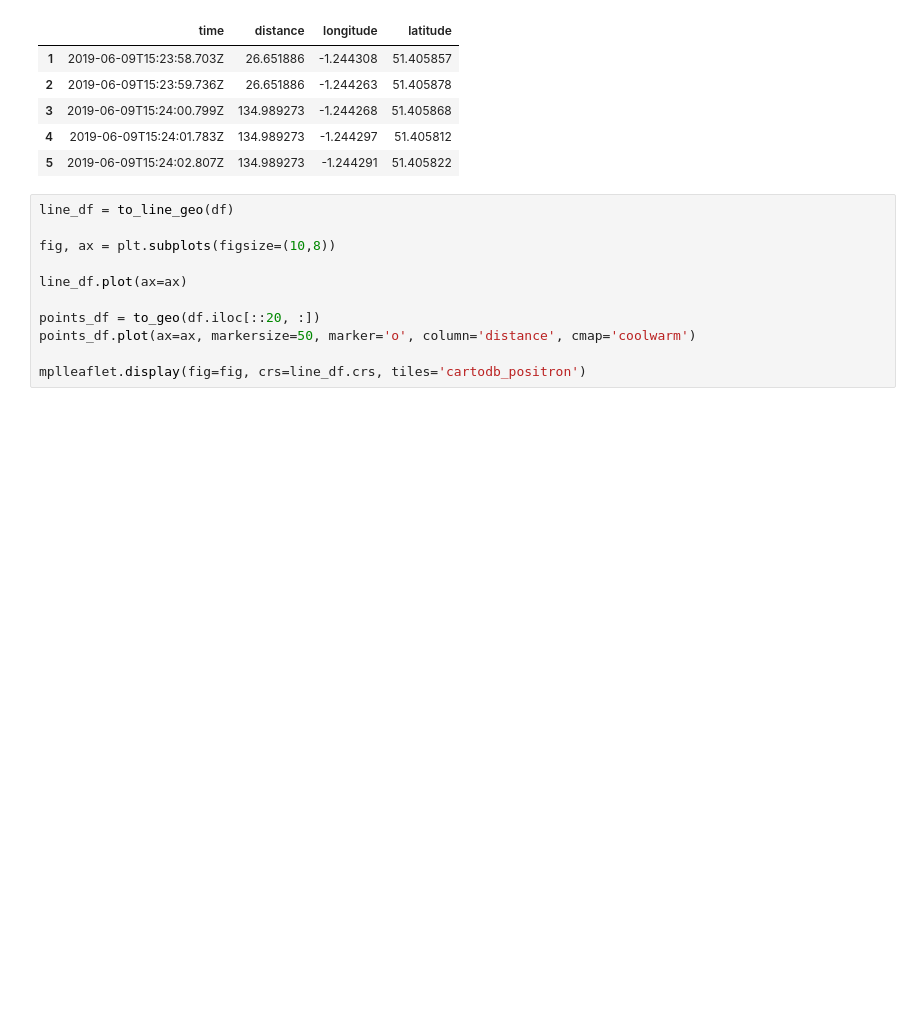
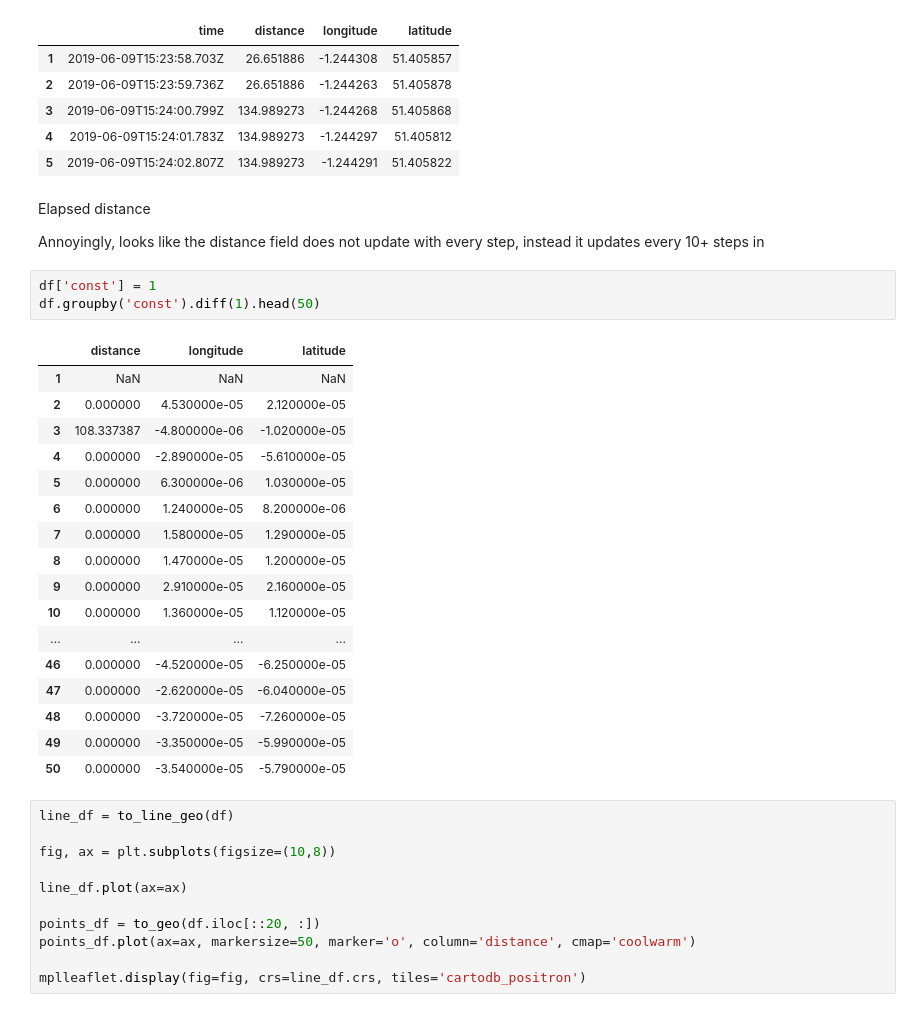
Before and after one commit to DanteLore/fitness, a Jupyter notebook: maps.ipynb, the cells around one changed output. Drawn from its saved outputs; the diff is of its cells as text; blank space fills up the shorter version.

```diff
--- a/maps.ipynb
+++ b/maps.ipynb
@@ -28,6 +28,31 @@ df.head()
 | 3 | 2019-06-09T15:24:00.799Z | 134.989273 | -1.244268 | 51.405868 |
 | 4 | 2019-06-09T15:24:01.783Z | 134.989273 | -1.244297 | 51.405812 |
 | 5 | 2019-06-09T15:24:02.807Z | 134.989273 | -1.244291 | 51.405822 |
+# %% [markdown]
+Elapsed distance
+
+Annoyingly, looks like the distance field does not update with every step, instead it updates every 10+ steps in
+# %%
+df['const'] = 1
+df.groupby('const').diff(1).head(50)
+# %% [output]
+|  | distance | longitude | latitude |
+| 1 | NaN | NaN | NaN |
+| 2 | 0.000000 | 4.530000e-05 | 2.120000e-05 |
+| 3 | 108.337387 | -4.800000e-06 | -1.020000e-05 |
+| 4 | 0.000000 | -2.890000e-05 | -5.610000e-05 |
+| 5 | 0.000000 | 6.300000e-06 | 1.030000e-05 |
+| 6 | 0.000000 | 1.240000e-05 | 8.200000e-06 |
+| 7 | 0.000000 | 1.580000e-05 | 1.290000e-05 |
+| 8 | 0.000000 | 1.470000e-05 | 1.200000e-05 |
+| 9 | 0.000000 | 2.910000e-05 | 2.160000e-05 |
+| 10 | 0.000000 | 1.360000e-05 | 1.120000e-05 |
+| ... | ... | ... | ... |
+| 46 | 0.000000 | -4.520000e-05 | -6.250000e-05 |
+| 47 | 0.000000 | -2.620000e-05 | -6.040000e-05 |
+| 48 | 0.000000 | -3.720000e-05 | -7.260000e-05 |
+| 49 | 0.000000 | -3.350000e-05 | -5.990000e-05 |
+| 50 | 0.000000 | -3.540000e-05 | -5.790000e-05 |
 # %%
 line_df = to_line_geo(df)
 
```
Also changed, not shown: 4 other files.
